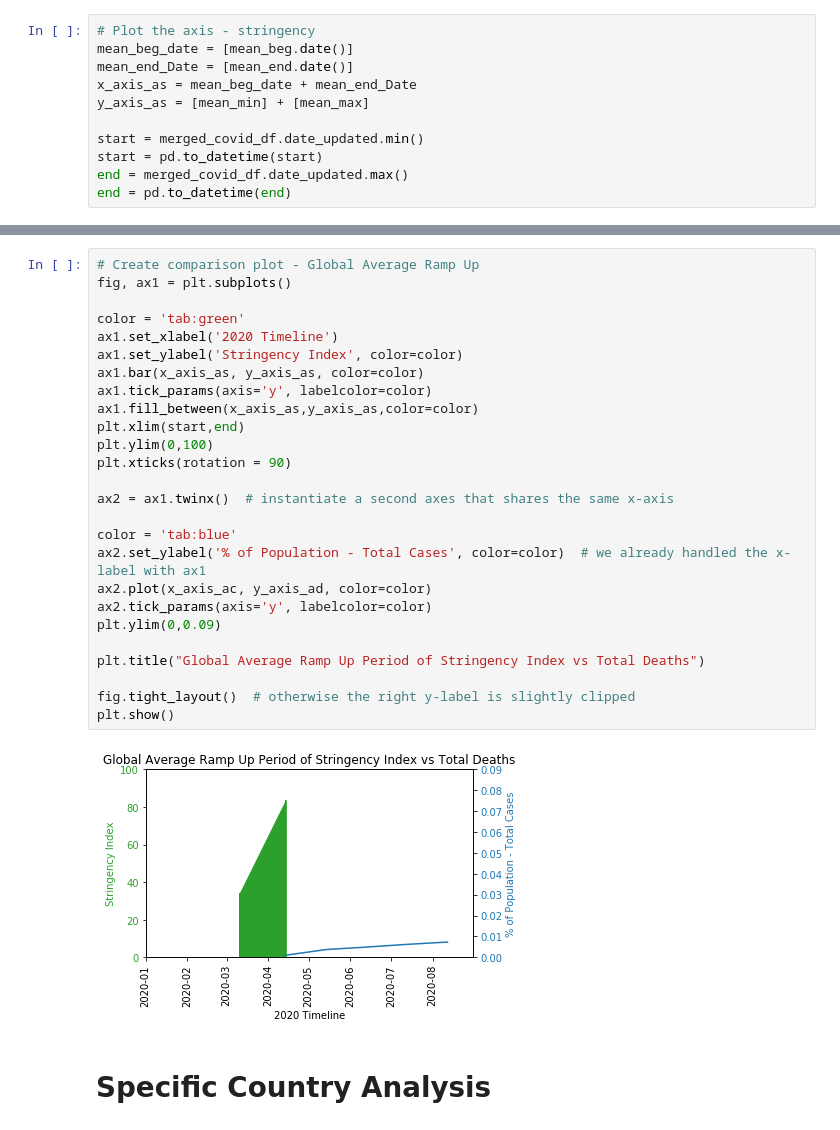
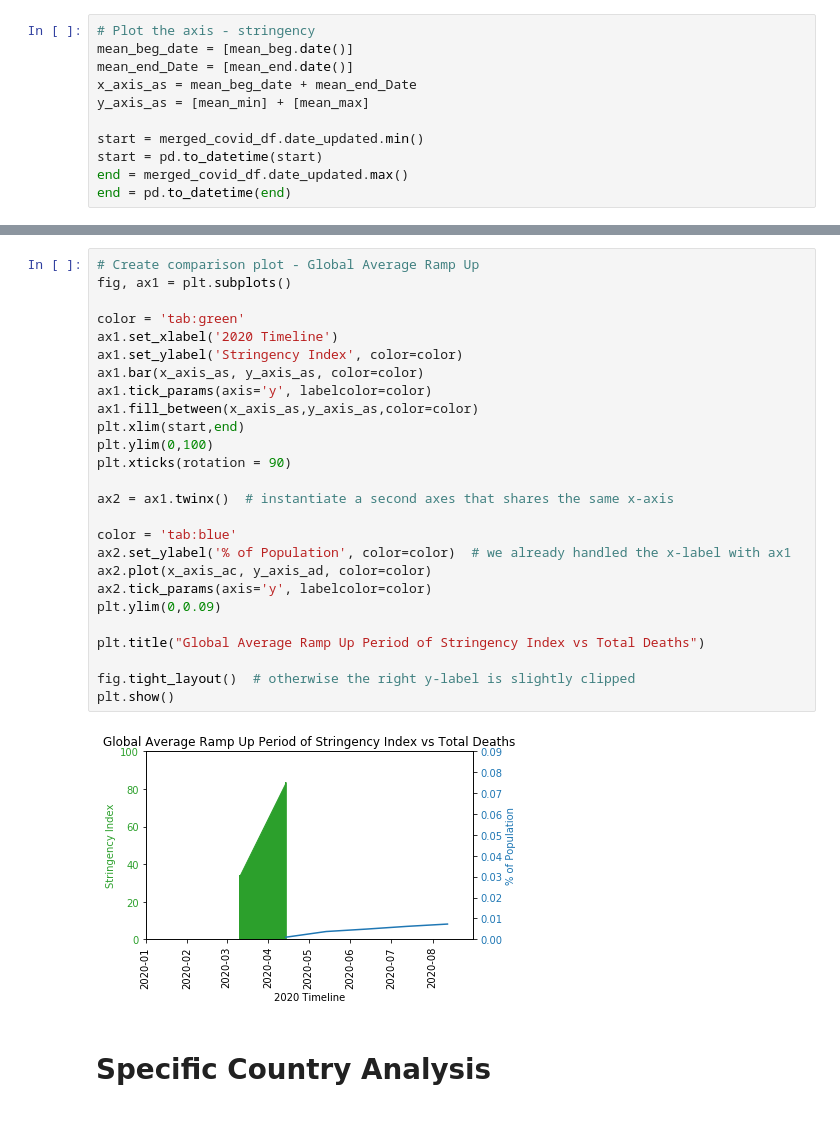
Before and after one commit to pmmfs/capstone-project, a Jupyter notebook: regulation/Analysis/FINAL_ramp_up_analysis.ipynb, the cells around one changed output, grey strips where cells are left out. Drawn from its saved outputs; the diff is of its cells as text.

```diff
--- a/regulation/Analysis/FINAL_ramp_up_analysis.ipynb
+++ b/regulation/Analysis/FINAL_ramp_up_analysis.ipynb
@@ -873,31 +873,31 @@ plt.show()
 # %%
 # Create comparison plot - Global Average Ramp Up
 fig, ax1 = plt.subplots()
 
 color = 'tab:green'
 ax1.set_xlabel('2020 Timeline')
 ax1.set_ylabel('Stringency Index', color=color)
 ax1.bar(x_axis_as, y_axis_as, color=color)
 ax1.tick_params(axis='y', labelcolor=color)
 ax1.fill_between(x_axis_as,y_axis_as,color=color)
 plt.xlim(start,end)
 plt.ylim(0,100)
 plt.xticks(rotation = 90)
 
 ax2 = ax1.twinx()  # instantiate a second axes that shares the same x-axis
 
 color = 'tab:blue'
-ax2.set_ylabel('% of Population - Total Cases', color=color)  # we already handled the x-label with ax1
+ax2.set_ylabel('% of Population', color=color)  # we already handled the x-label with ax1
 ax2.plot(x_axis_ac, y_axis_ad, color=color)
 ax2.tick_params(axis='y', labelcolor=color)
 plt.ylim(0,0.09)
 
 plt.title("Global Average Ramp Up Period of Stringency Index vs Total Deaths")
 
 fig.tight_layout()  # otherwise the right y-label is slightly clipped
 plt.show()
 # %% [output]
-[figure, old version]
+[figure, new version]
 # %% [markdown]
 # Specific Country Analysis
 # %%
```
Also changed, not shown: parts of 43 cells of this notebook.
